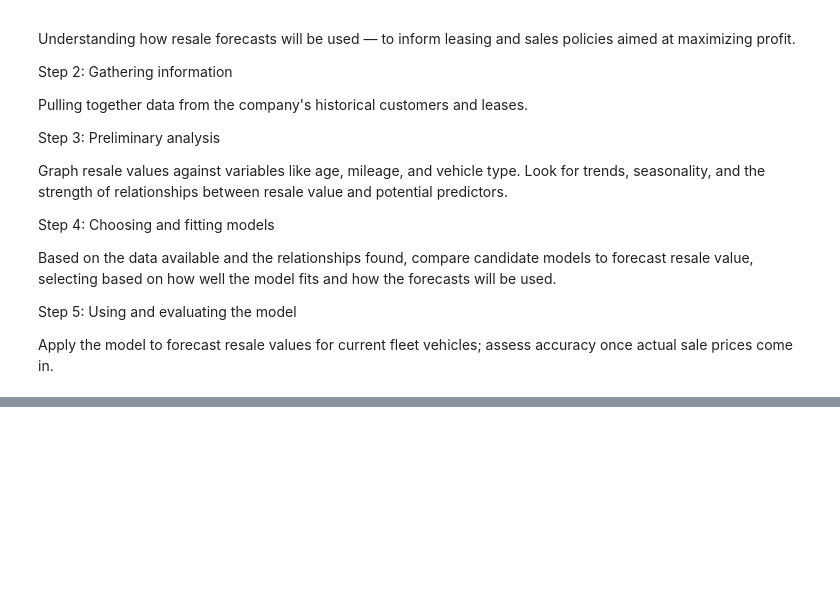
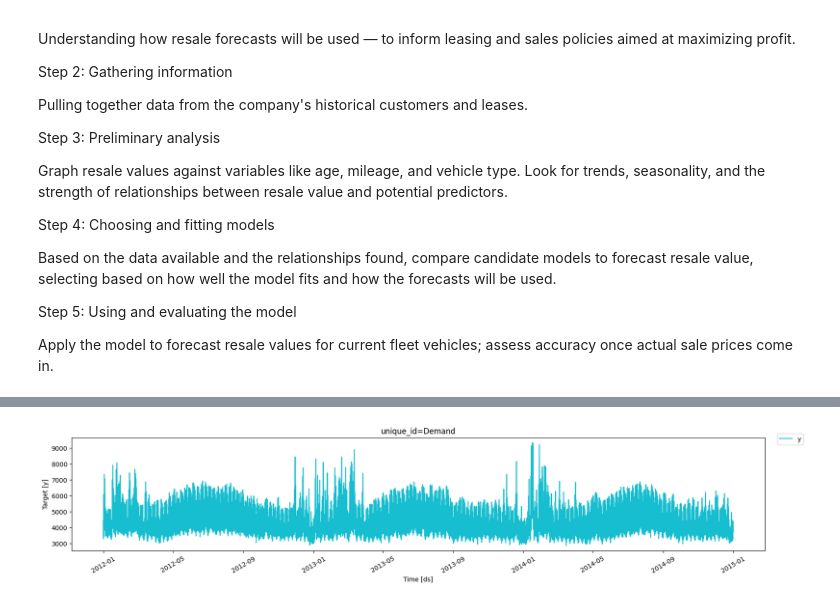
Before and after one commit to degnann-cpu/DSE6230-forecasting-class-course-materials, a Jupyter notebook: assignments/week01_assignment_nd.ipynb, the cells around one changed output, grey strips where cells are left out. Drawn from its saved outputs; the diff is of its cells as text; code cells hidden in the pictures; blank space fills up the shorter version.

```diff
--- a/assignments/week01_assignment_nd.ipynb
+++ b/assignments/week01_assignment_nd.ipynb
@@ -227,0 +256,5 @@ FileNotFoundError: [Errno 2] No such file or directory: 'C:\\Users\\tunab\\OneDr
+# %%
+plot_series(
+    demand, id_col="unique_id", time_col="ds", target_col="y")
+# %% [output]
+[figure, added]
```
Also changed, not shown: parts of 17 cells of this notebook.
